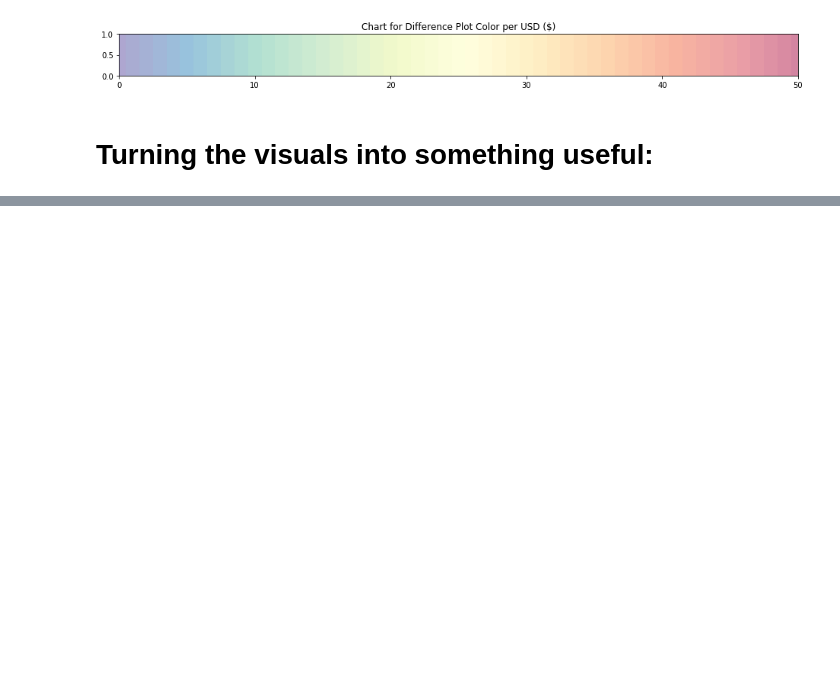
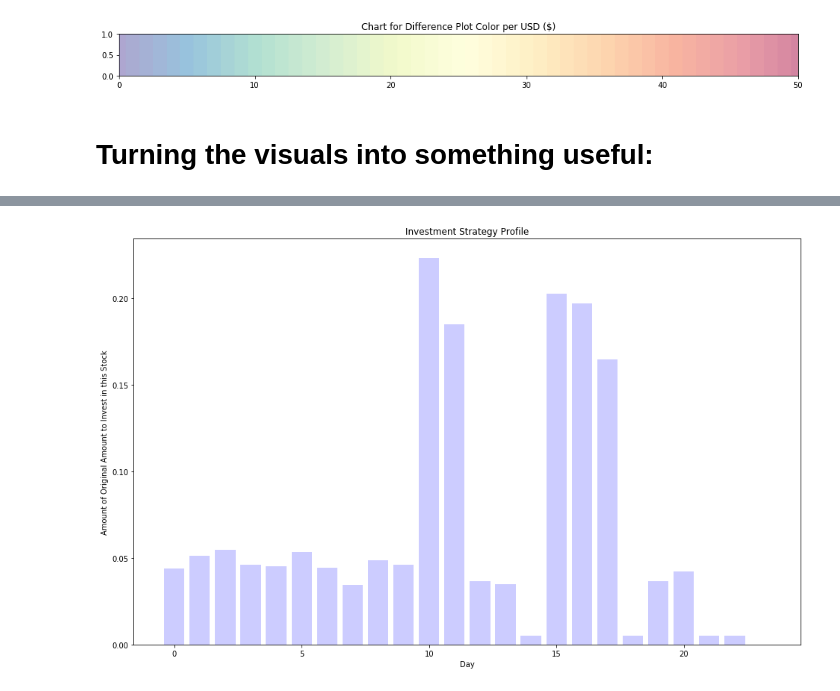
Before and after one commit to matthewwicker/DeepMarketModels, a Jupyter notebook: SingleModelMonetization.ipynb, the cells around one changed output, grey strips where cells are left out. Cells and saved outputs as stored; diff of their text form; code cells hidden in the pictures; blank space fills up the shorter version.

```diff
--- a/SingleModelMonetization.ipynb
+++ b/SingleModelMonetization.ipynb
@@ -327,0 +324,42 @@ Number of undershoots: 54 Average Undershoot Val: -1.13077150991
+# %%
+data = real[-25:]
+vals = pred_b
+
+investment_rec = []
+
+
+#This strategy constant will determine how aggressive the investment strategy is.
+# 10 - conservative
+# 20 - optimistic
+# 30 - aggressive
+# 40 - insanity
+STRATEGY_CONSTANT = 10
+
+for i in range(len(data)):
+    if(i == len(data)-1):
+        break
+    if(data[i] < pred_ub[i+1]):
+        inv = STRATEGY_CONSTANT*(1 - data[i]/pred_lb[i+1])
+        investment_rec.append(inv)
+        continue
+    elif(data[i] < pred_b[i+1]):
+        inv = (STRATEGY_CONSTANT/2)*(1 - data[i]/pred_lb[i+1])
+        investment_rec.append(inv)
+    elif(data[i] < pred_lb[i+1]):
+        inv = 1 - data[i]/pred_lb[i+1]
+        investment_rec.append(inv)
+    else:
+        investment_rec.append(0)
+
+for i in range(len(investment_rec)):
+    if(investment_rec[i] > 1):
+        investment_rec[i] = 1
+
+x = np.arange(len(investment_rec))
+plt.title("Investment Strategy Profile")
+plt.xlabel("Day")
+plt.ylabel("Amount of Original Amount to Invest in this Stock")
+plt.bar(x, investment_rec, alpha=0.2, color='b')
+plt.show()
+# %% [output]
+[figure, added]
```
Also changed, not shown: parts of 12 cells of this notebook.
